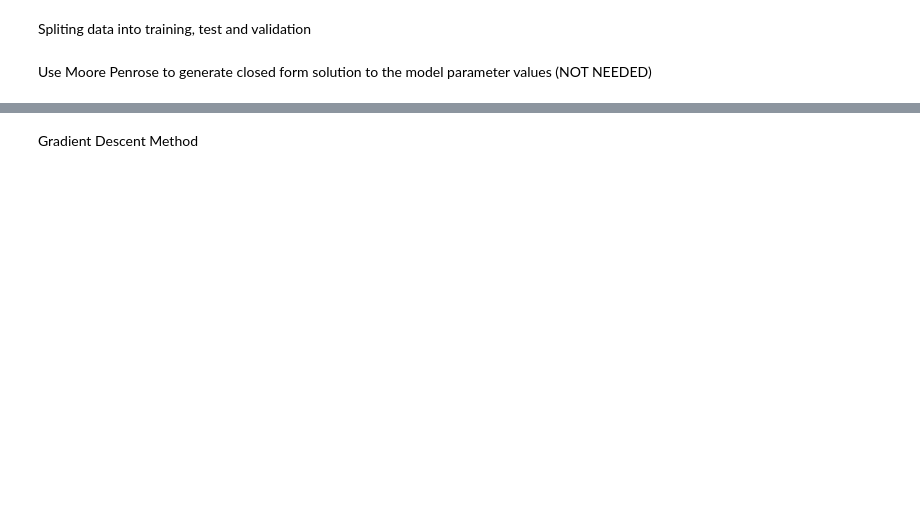
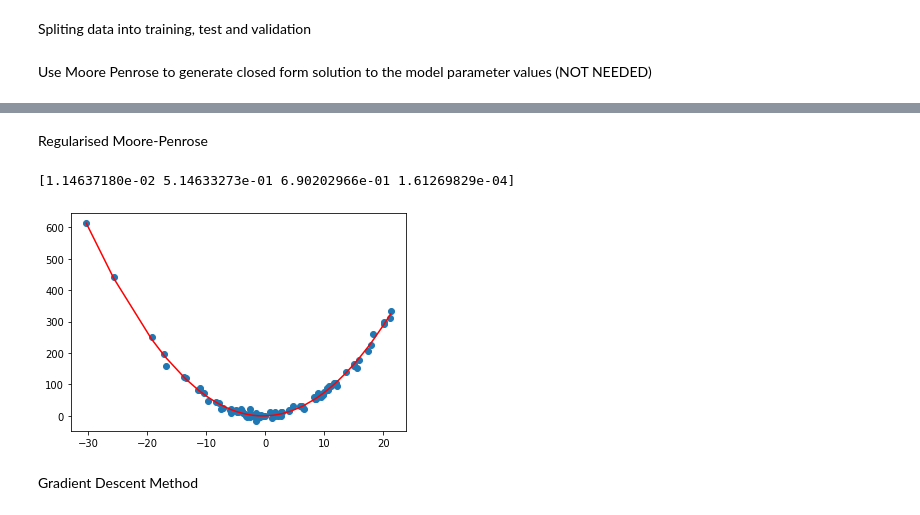
Before and after one commit to muaazbassa/COMS3007A-Machine-Learning, a Jupyter notebook: 4. ML Linear Regression Tutorial/Linear Regression.ipynb, the cells around one changed output, grey strips where cells are left out. Drawn from its saved outputs; the diff is of its cells as text; code cells hidden in the pictures; blank space fills up the shorter version.

```diff
--- a/4. ML Linear Regression Tutorial/Linear Regression.ipynb
+++ b/4. ML Linear Regression Tutorial/Linear Regression.ipynb
@@ -367,3 +377,31 @@ plt.show()
+# %% [markdown]
+Regularised Moore-Penrose
+# %%
+
+matrix = np.identity(len(trainDMC[0]))
+matrix[0][0] = 0
+matrix
+
+def Reg_moorePenrose(DMatrix, y_values, l):
+    dmTranspose = np.transpose(DMatrix)
+    firstPart = np.linalg.inv(np.dot(dmTranspose, DMatrix) + (l * matrix))
+    secondPart = np.dot(dmTranspose, y_values)
+    finalMoore = np.dot(firstPart, secondPart)
+    return finalMoore
+
+reg_moore_penrose = Reg_moorePenrose(trainDMC, training_y_values, 1)
+
+print(reg_moore_penrose)
+
+reg_sorted_trainX = trainDMC[trainDMC[:,1].argsort()]
+reg_sorted_trainY = np.dot(reg_sorted_trainX, reg_moore_penrose)
+
+plt.scatter(training_x_values, training_y_values)
+plt.plot(reg_sorted_trainX[:,1], reg_sorted_trainY, "r")
+plt.show()
+# %% [output]
+[1.14637180e-02 5.14633273e-01 6.90202966e-01 1.61269829e-04]
+[figure, added]
 # %% [markdown]
 Gradient Descent Method
 # %%
```
Also changed, not shown: parts of 20 cells of this notebook.
